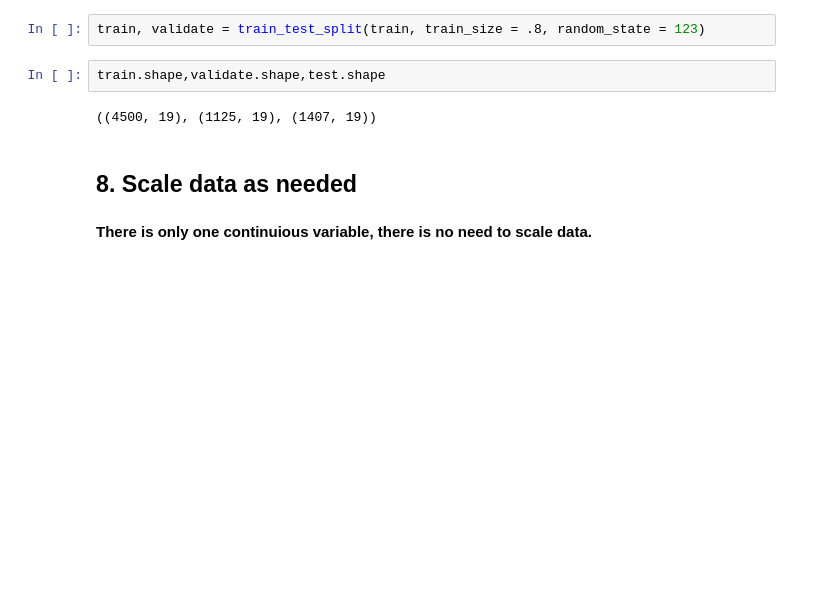
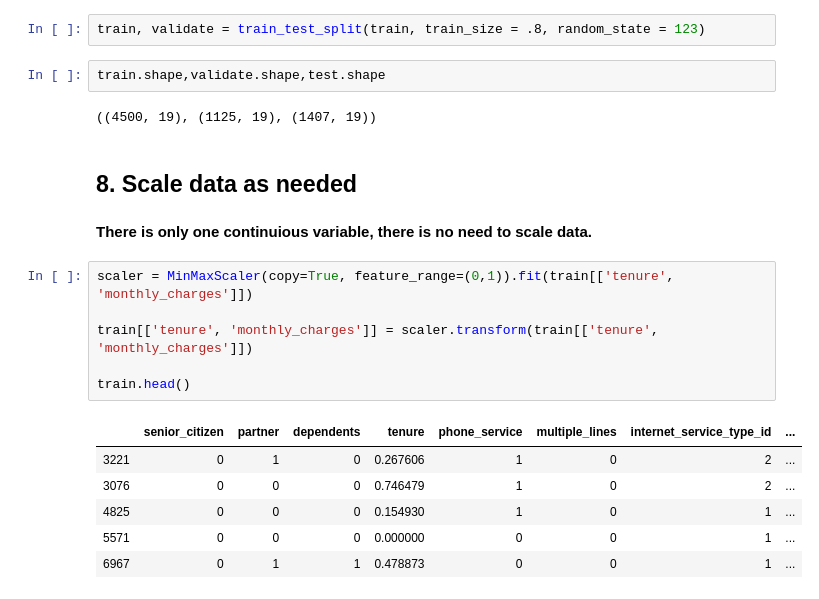
Before and after one commit to hartman-jiang-classification-project/telco-classification-project, a Jupyter notebook: Allen_classification_project/allen_preparation.ipynb, the cells around one changed output. Cells and saved outputs as stored; diff of their text form; blank space fills up the shorter version.

```diff
--- a/Allen_classification_project/allen_preparation.ipynb
+++ b/Allen_classification_project/allen_preparation.ipynb
@@ -186,3 +187,16 @@ train.shape,validate.shape,test.shape
 ## 8. Scale data as needed
 # %% [markdown]
 **There is only one continuious variable, there is no need to scale data.**
+# %%
+scaler = MinMaxScaler(copy=True, feature_range=(0,1)).fit(train[['tenure', 'monthly_charges']])
+
+train[['tenure', 'monthly_charges']] = scaler.transform(train[['tenure', 'monthly_charges']])
+
+train.head()
+# %% [output]
+|  | senior_citizen | partner | dependents | tenure | phone_service | multiple_lines | internet_service_type_id | ... |
+| 3221 | 0 | 1 | 0 | 0.267606 | 1 | 0 | 2 | ... |
+| 3076 | 0 | 0 | 0 | 0.746479 | 1 | 0 | 2 | ... |
+| 4825 | 0 | 0 | 0 | 0.154930 | 1 | 0 | 1 | ... |
+| 5571 | 0 | 0 | 0 | 0.000000 | 0 | 0 | 1 | ... |
+| 6967 | 0 | 1 | 1 | 0.478873 | 0 | 0 | 1 | ... |
```
Also changed, not shown: parts of 1 cell of this notebook, 4 other files.
